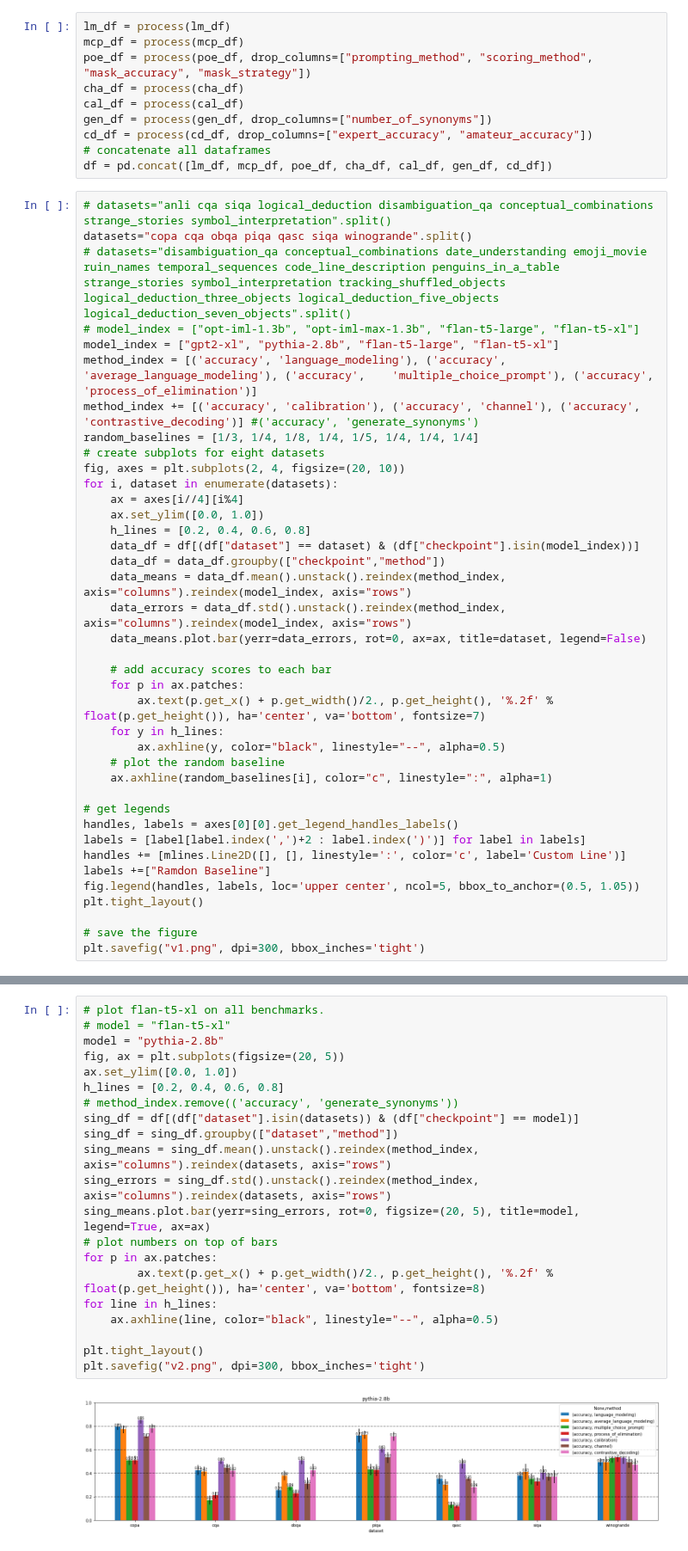
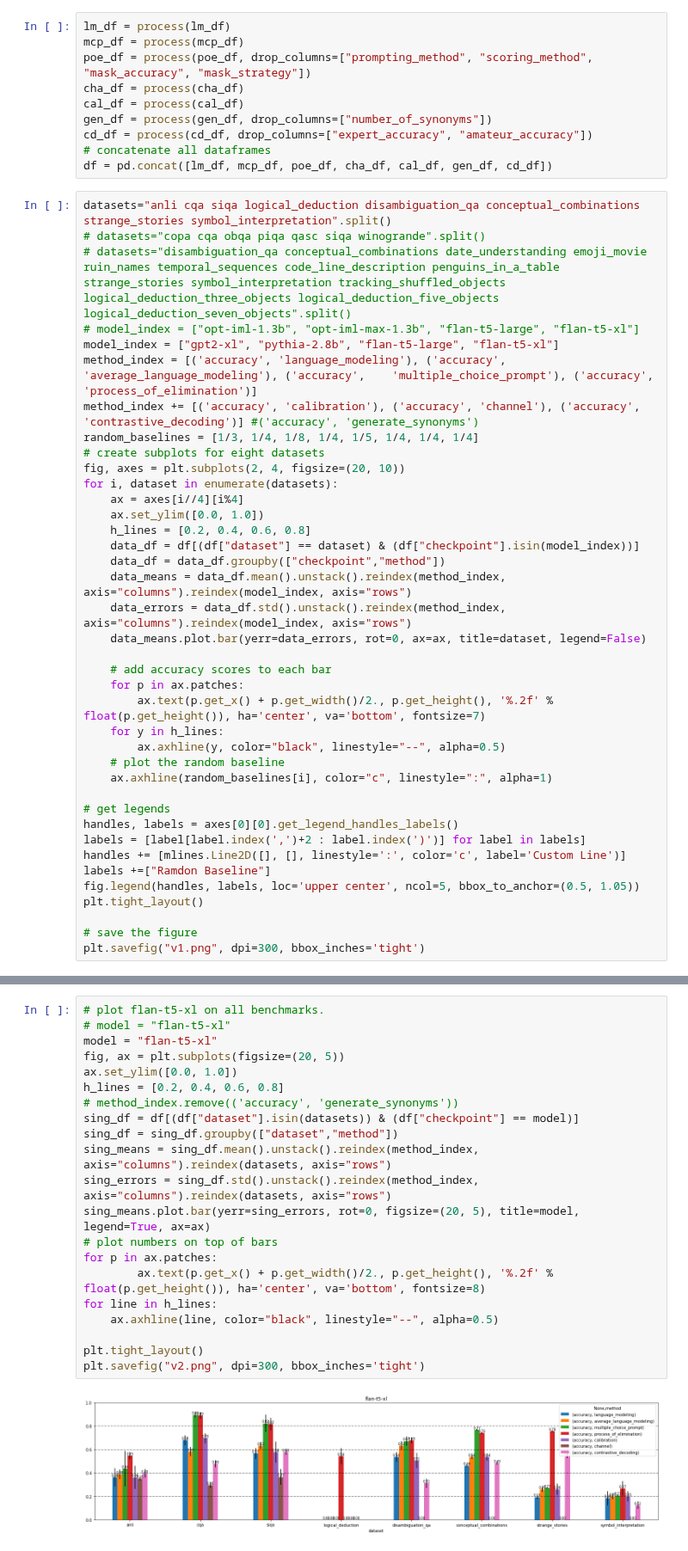
Before and after one commit to KasMasVan/csr_exp_resource_index, a Jupyter notebook: results/visualize.ipynb, the cells around one changed output, grey strips where cells are left out. Shown at 86% size. Drawn from its saved outputs; the diff is of its cells as text.

```diff
--- a/results/visualize.ipynb
+++ b/results/visualize.ipynb
@@ -44,8 +44,8 @@ cd_df = process(cd_df, drop_columns=["expert_accuracy", "amateur_accuracy"])
 # concatenate all dataframes
 df = pd.concat([lm_df, mcp_df, poe_df, cha_df, cal_df, gen_df, cd_df])
 # %%
-# datasets="anli cqa siqa logical_deduction disambiguation_qa conceptual_combinations strange_stories symbol_interpretation".split()
-datasets="copa cqa obqa piqa qasc siqa winogrande".split()
+datasets="anli cqa siqa logical_deduction disambiguation_qa conceptual_combinations strange_stories symbol_interpretation".split()
+# datasets="copa cqa obqa piqa qasc siqa winogrande".split()
 # datasets="disambiguation_qa conceptual_combinations date_understanding emoji_movie ruin_names temporal_sequences code_line_description penguins_in_a_table strange_stories symbol_interpretation tracking_shuffled_objects logical_deduction_three_objects logical_deduction_five_objects logical_deduction_seven_objects".split()
 # model_index = ["opt-iml-1.3b", "opt-iml-max-1.3b", "flan-t5-large", "flan-t5-xl"]
 model_index = ["gpt2-xl", "pythia-2.8b", "flan-t5-large", "flan-t5-xl"]
@@ -87,26 +87,26 @@ plt.savefig("v1.png", dpi=300, bbox_inches='tight')
 # %%
 # plot flan-t5-xl on all benchmarks.
 # model = "flan-t5-xl"
-model = "pythia-2.8b"
+model = "flan-t5-xl"
 fig, ax = plt.subplots(figsize=(20, 5))
 ax.set_ylim([0.0, 1.0])
 h_lines = [0.2, 0.4, 0.6, 0.8]
 # method_index.remove(('accuracy', 'generate_synonyms'))
 sing_df = df[(df["dataset"].isin(datasets)) & (df["checkpoint"] == model)]
 sing_df = sing_df.groupby(["dataset","method"])
 sing_means = sing_df.mean().unstack().reindex(method_index, axis="columns").reindex(datasets, axis="rows")
 sing_errors = sing_df.std().unstack().reindex(method_index, axis="columns").reindex(datasets, axis="rows")
 sing_means.plot.bar(yerr=sing_errors, rot=0, figsize=(20, 5), title=model, legend=True, ax=ax)
 # plot numbers on top of bars
 for p in ax.patches:
         ax.text(p.get_x() + p.get_width()/2., p.get_height(), '%.2f' % float(p.get_height()), ha='center', va='bottom', fontsize=8)
 for line in h_lines:
     ax.axhline(line, color="black", linestyle="--", alpha=0.5)
 
 plt.tight_layout()
 plt.savefig("v2.png", dpi=300, bbox_inches='tight')
 # %% [output]
-[figure, old version]
+[figure, new version]
 # %%
 models = ["facebook/opt-iml-1.3b", "facebook/opt-iml-max-1.3b", "google/flan-t5-large", "google/flan-t5-xl"]
 method_index = [('accuracy', 'language_modeling'), ('accuracy', 'average_language_modeling'), ('accuracy',    'multiple_choice_prompt'), ('accuracy',    'process_of_elimination')]
```
Also changed, not shown: parts of 1 cell of this notebook, 17 other files.
